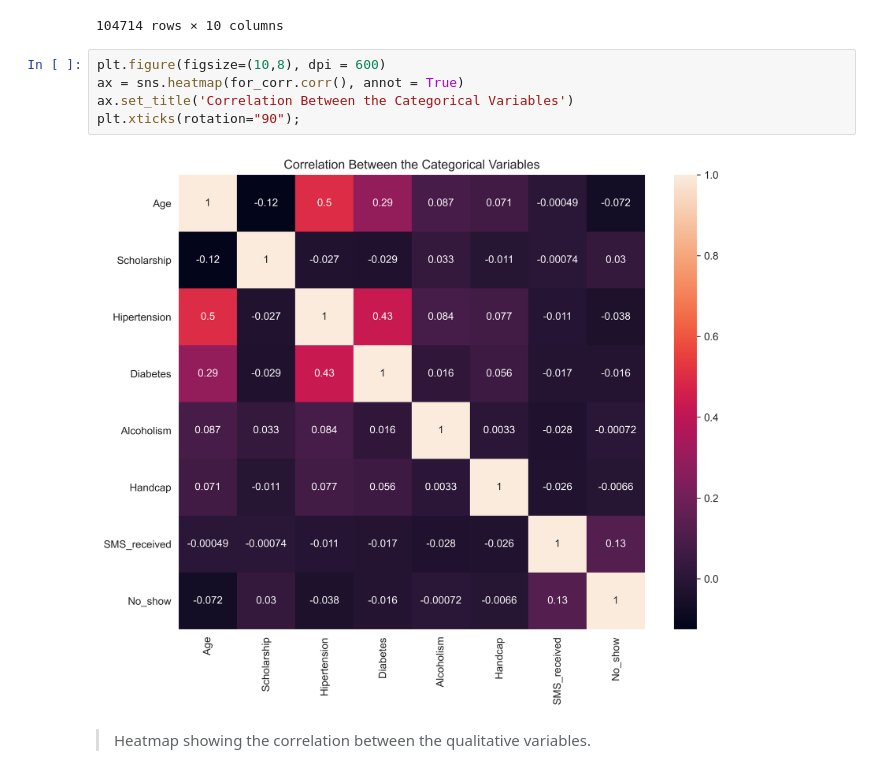
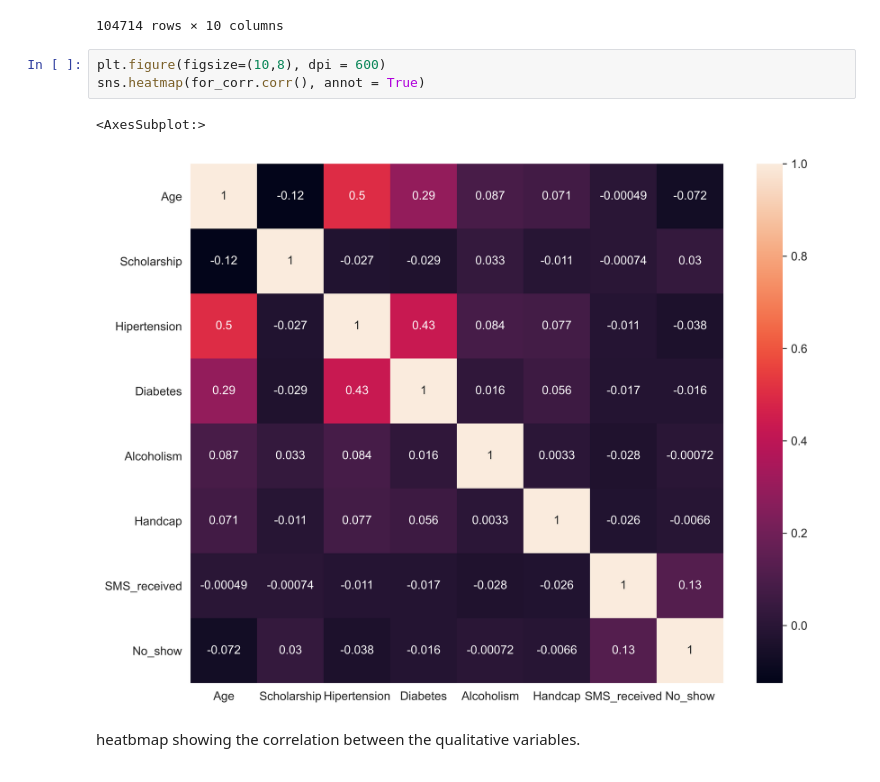
Before and after one commit to thetundedoherty/Investigation-on-medical-appointment-records-in-Brazil, a Jupyter notebook: Investigation on medical appointment records in Brazil .ipynb, the cells around one changed output. Cells and saved outputs as stored; diff of their text form.

```diff
--- a/Investigation on medical appointment records in Brazil .ipynb
+++ b/Investigation on medical appointment records in Brazil .ipynb
@@ -736,12 +734,11 @@ for_corr
 104714 rows × 10 columns
 # %%
 plt.figure(figsize=(10,8), dpi = 600)
-ax = sns.heatmap(for_corr.corr(), annot = True)
-ax.set_title('Correlation Between the Categorical Variables')
-plt.xticks(rotation="90");
+sns.heatmap(for_corr.corr(), annot = True)
 # %% [output]
+<AxesSubplot:>
-[figure, old version]
+[figure, new version]
 # %% [markdown]
-> Heatmap showing the correlation between the qualitative variables.
+heatbmap showing the correlation between the qualitative variables.
 # %% [markdown]
 <a id='conclusions'></a>
```
Also changed, not shown: parts of 22 cells of this notebook.
